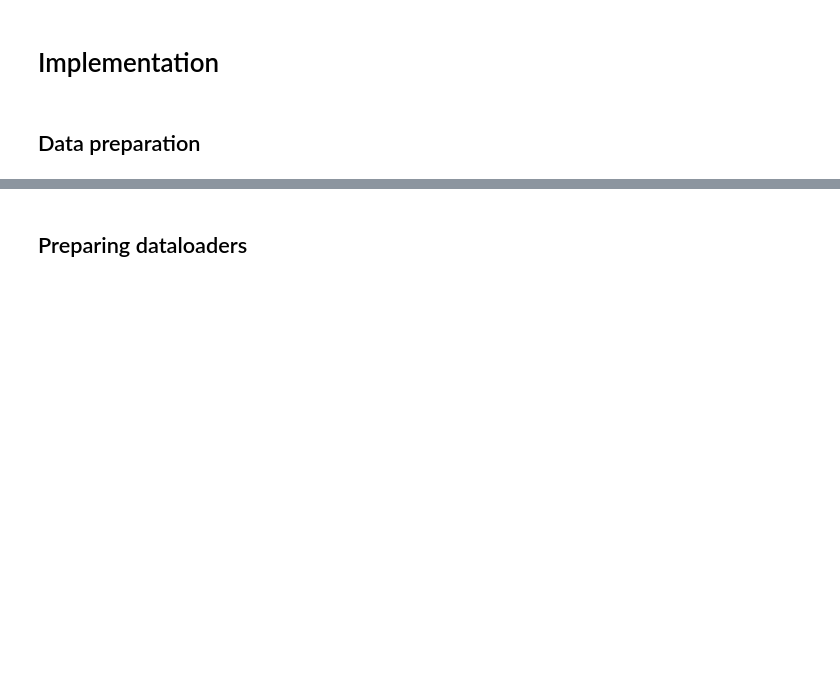
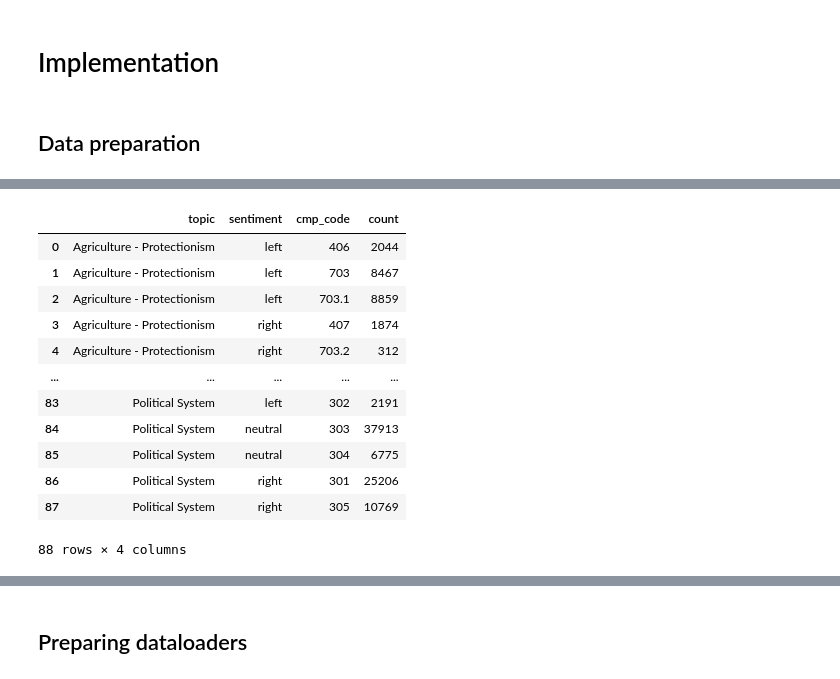
Before and after one commit to hungnguyen167/ContextScale, a Jupyter notebook: 03_main_analyses.ipynb, the cells around one changed output, grey strips where cells are left out. Cells and saved outputs as stored; diff of their text form; code cells hidden in the pictures; blank space fills up the shorter version.

```diff
--- a/03_main_analyses.ipynb
+++ b/03_main_analyses.ipynb
@@ -92,5 +134,19 @@ manifesto.groupby(['topic','sentiment']).count()
 # %%
 grouped_result = manifesto.groupby(['topic', 'sentiment', 'cmp_code']).size().reset_index(name='count')
-grouped_result.to_csv('data/temps/categorization_table.csv', index=False)
+grouped_result
+# %% [output]
+|  | topic | sentiment | cmp_code | count |
+| 0 | Agriculture - Protectionism | left | 406 | 2044 |
+| 1 | Agriculture - Protectionism | left | 703 | 8467 |
+| 2 | Agriculture - Protectionism | left | 703.1 | 8859 |
+| 3 | Agriculture - Protectionism | right | 407 | 1874 |
+| 4 | Agriculture - Protectionism | right | 703.2 | 312 |
+| ... | ... | ... | ... | ... |
+| 83 | Political System | left | 302 | 2191 |
+| 84 | Political System | neutral | 303 | 37913 |
+| 85 | Political System | neutral | 304 | 6775 |
+| 86 | Political System | right | 301 | 25206 |
+| 87 | Political System | right | 305 | 10769 |
+88 rows × 4 columns
 # %%
 manifesto.groupby('sentiment').count()
```
Also changed, not shown: parts of 174 cells of this notebook, 11 other files.
